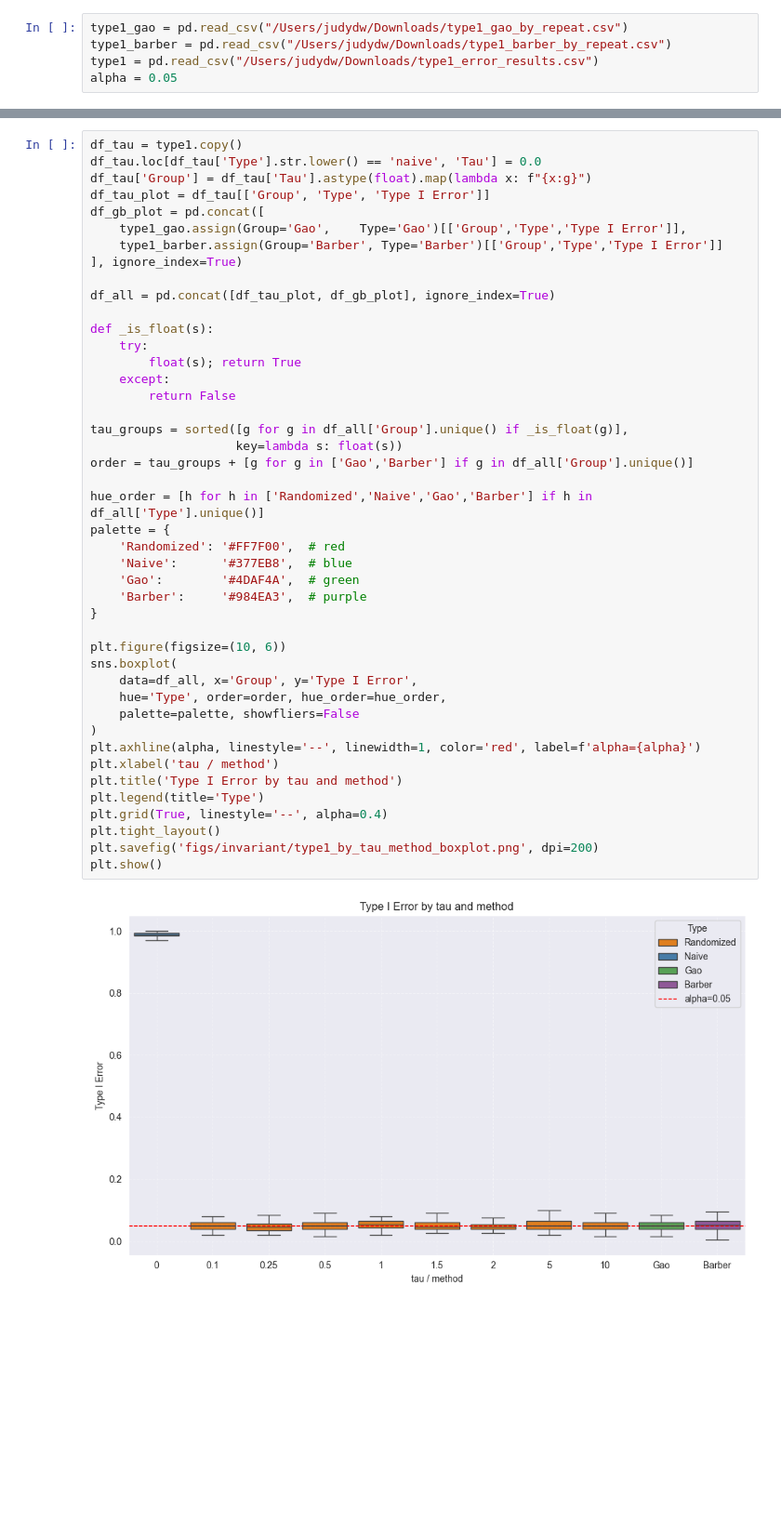
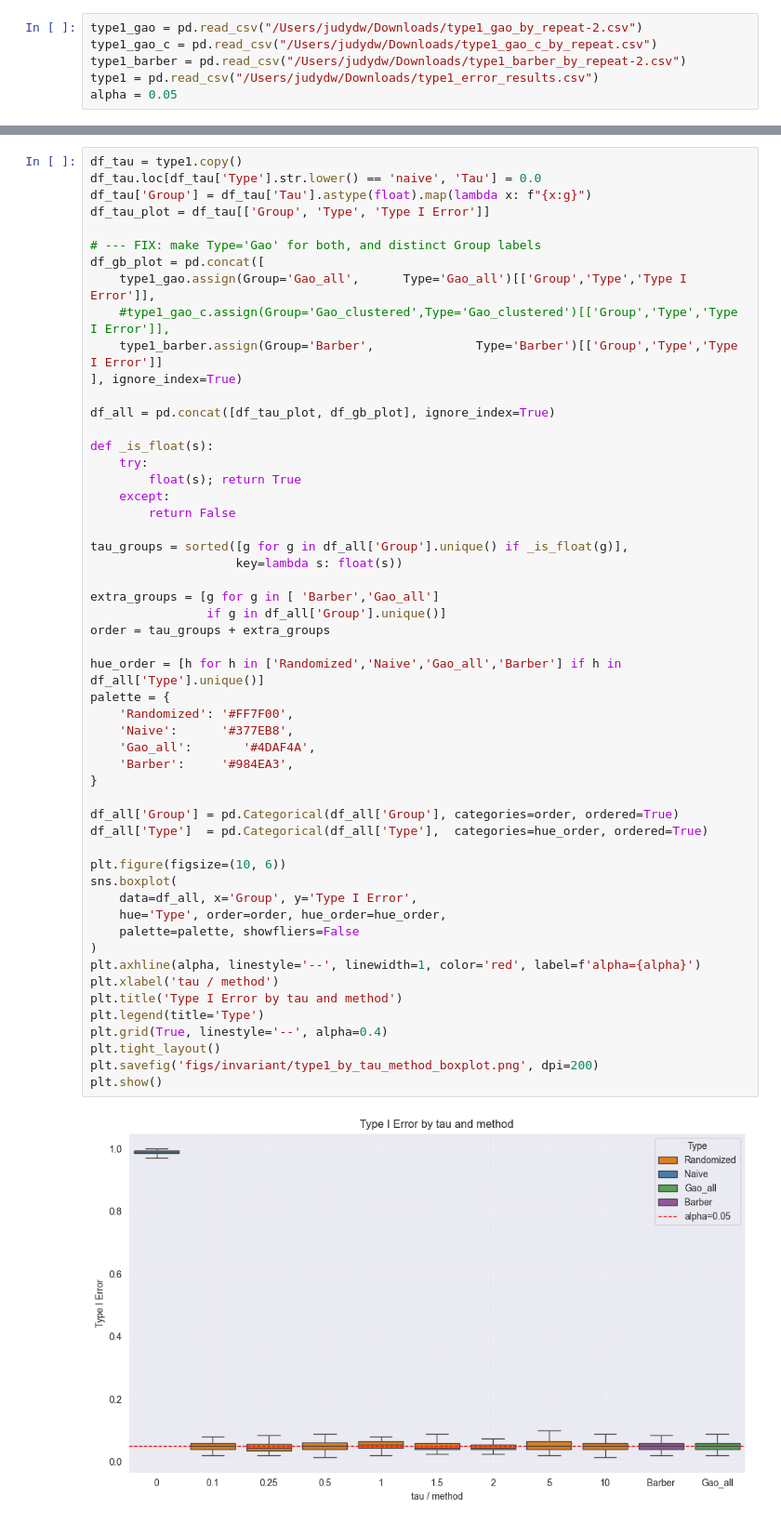
Before and after one commit to judywu4800/SI_HierarchicalClustering, a Jupyter notebook: plots.ipynb, the cells around one changed output, grey strips where cells are left out. Shown: that part at 93% size. Cells and saved outputs as stored; diff of their text form; blank space fills up the shorter version.

```diff
--- a/plots.ipynb
+++ b/plots.ipynb
@@ -93,5 +106,6 @@ plt.tight_layout(); plt.show()
 # %%
-type1_gao = pd.read_csv("/Users/judydw/Downloads/type1_gao_by_repeat.csv")
-type1_barber = pd.read_csv("/Users/judydw/Downloads/type1_barber_by_repeat.csv")
+type1_gao = pd.read_csv("/Users/judydw/Downloads/type1_gao_by_repeat-2.csv")
+type1_gao_c = pd.read_csv("/Users/judydw/Downloads/type1_gao_c_by_repeat.csv")
+type1_barber = pd.read_csv("/Users/judydw/Downloads/type1_barber_by_repeat-2.csv")
 type1 = pd.read_csv("/Users/judydw/Downloads/type1_error_results.csv")
 alpha = 0.05
@@ -142,44 +156,53 @@ df_tau = type1.copy()
 df_tau.loc[df_tau['Type'].str.lower() == 'naive', 'Tau'] = 0.0
 df_tau['Group'] = df_tau['Tau'].astype(float).map(lambda x: f"{x:g}")
 df_tau_plot = df_tau[['Group', 'Type', 'Type I Error']]
+
+# --- FIX: make Type='Gao' for both, and distinct Group labels
 df_gb_plot = pd.concat([
-    type1_gao.assign(Group='Gao',    Type='Gao')[['Group','Type','Type I Error']],
-    type1_barber.assign(Group='Barber', Type='Barber')[['Group','Type','Type I Error']]
+    type1_gao.assign(Group='Gao_all',      Type='Gao_all')[['Group','Type','Type I Error']],
+    #type1_gao_c.assign(Group='Gao_clustered',Type='Gao_clustered')[['Group','Type','Type I Error']],
+    type1_barber.assign(Group='Barber',              Type='Barber')[['Group','Type','Type I Error']]
 ], ignore_index=True)
 
 df_all = pd.concat([df_tau_plot, df_gb_plot], ignore_index=True)
 
 def _is_float(s):
     try:
         float(s); return True
     except:
         return False
 
 tau_groups = sorted([g for g in df_all['Group'].unique() if _is_float(g)],
                     key=lambda s: float(s))
-order = tau_groups + [g for g in ['Gao','Barber'] if g in df_all['Group'].unique()]
 
-hue_order = [h for h in ['Randomized','Naive','Gao','Barber'] if h in df_all['Type'].unique()]
+extra_groups = [g for g in [ 'Barber','Gao_all']
+                if g in df_all['Group'].unique()]
+order = tau_groups + extra_groups
+
+hue_order = [h for h in ['Randomized','Naive','Gao_all','Barber'] if h in df_all['Type'].unique()]
 palette = {
-    'Randomized': '#FF7F00',  # red
-    'Naive':      '#377EB8',  # blue
-    'Gao':        '#4DAF4A',  # green
-    'Barber':     '#984EA3',  # purple
+    'Randomized': '#FF7F00',
+    'Naive':      '#377EB8',
+    'Gao_all':       '#4DAF4A',
+    'Barber':     '#984EA3',
 }
+
+df_all['Group'] = pd.Categorical(df_all['Group'], categories=order, ordered=True)
+df_all['Type']  = pd.Categorical(df_all['Type'],  categories=hue_order, ordered=True)
 
 plt.figure(figsize=(10, 6))
 sns.boxplot(
     data=df_all, x='Group', y='Type I Error',
     hue='Type', order=order, hue_order=hue_order,
     palette=palette, showfliers=False
 )
 plt.axhline(alpha, linestyle='--', linewidth=1, color='red', label=f'alpha={alpha}')
 plt.xlabel('tau / method')
 plt.title('Type I Error by tau and method')
 plt.legend(title='Type')
 plt.grid(True, linestyle='--', alpha=0.4)
 plt.tight_layout()
 plt.savefig('figs/invariant/type1_by_tau_method_boxplot.png', dpi=200)
 plt.show()
 # %% [output]
-[figure, old version]
+[figure, new version]
```
Also changed, not shown: parts of 13 cells of this notebook, 37 other files.
